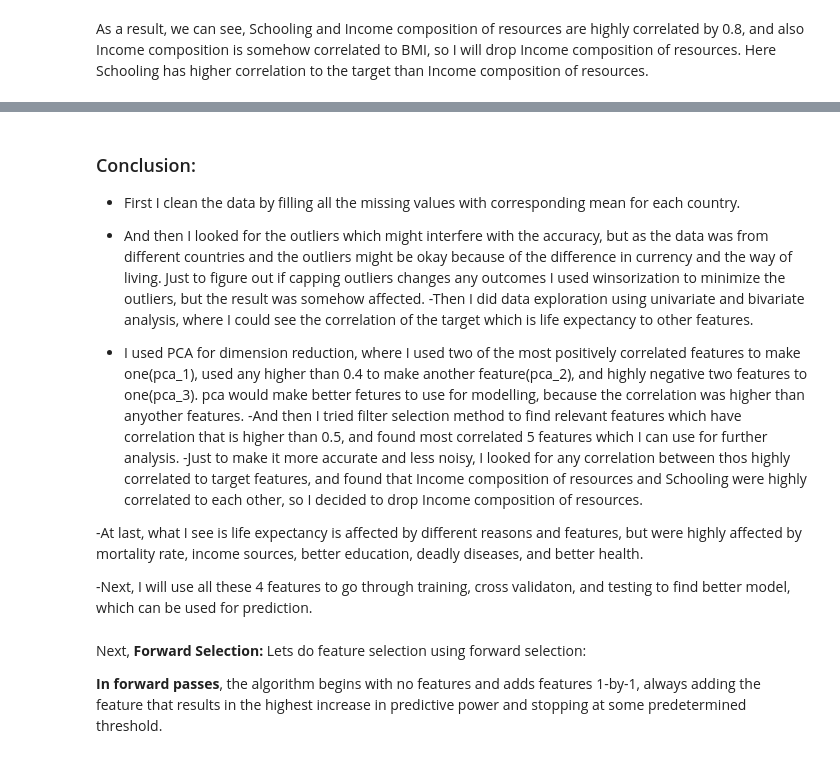
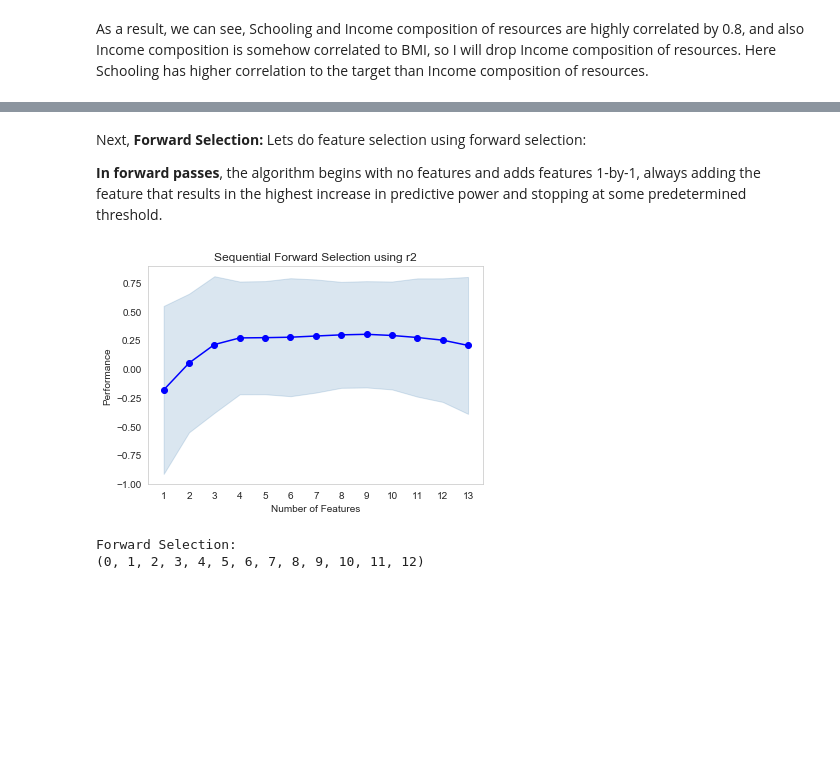
Before and after one commit to pspabhandari/EDA-challenge, a Jupyter notebook: EDA challenge.ipynb, the cells around one changed output, grey strips where cells are left out. Drawn from its saved outputs; the diff is of its cells as text; code cells hidden in the pictures; blank space fills up the shorter version.

```diff
--- a/EDA challenge.ipynb
+++ b/EDA challenge.ipynb
@@ -1239,17 +1209,3 @@ life_expectancy_c.head()
-# %% [markdown]
-### Conclusion:
-
-- First I clean the data by filling all the missing values with corresponding mean for each country.
-
-- And then I looked for the outliers which might interfere with the accuracy, but as the data was from different countries and the outliers might be okay because of the difference in currency and the way of living. Just to figure out if capping outliers changes any outcomes I used winsorization to minimize the outliers, but the result was somehow affected.
--Then I did data exploration using univariate and bivariate analysis, where I could see the correlation of the target which is life expectancy to other features.
-- I used PCA for dimension reduction, where I used two of the most positively correlated features to make one(pca_1), used any higher than 0.4 to make another feature(pca_2), and highly negative two features to one(pca_3). pca would make better fetures to use for modelling, because the correlation was higher than anyother features.
--And then I tried filter selection method to find relevant features which have correlation that is higher than 0.5, and found most correlated 5 features which I can use for further analysis.
--Just to make it more accurate and less noisy, I looked for any correlation between thos highly correlated to target features, and found that Income composition of resources and Schooling were highly correlated to each other, so I decided to drop Income composition of resources.
-
--At last, what I see is life expectancy is affected by different reasons and features, but were highly affected by mortality rate, income sources, better education, deadly diseases, and better health.
-
--Next, I will use all these 4 features to go through training, cross validaton, and testing to find better model, which can be used for prediction.
 # %% [markdown]
 Next, **Forward Selection:**
 Lets do feature selection using forward selection:
@@ -1261,11 +1218,31 @@ target = life_expectancy_c.iloc[:, 3]
 # %%
-from sklearn.neighbors import KNeighborsClassifier
-from sklearn.datasets import load_iris
-from sklearn.metrics import accuracy_score as acc
+#importing all the sklearn libraries that is needed for further selection process
+from sklearn.linear_model import LinearRegression
+from sklearn.datasets import load_boston
 from mlxtend.feature_selection import SequentialFeatureSelector as SFS
 from mlxtend.plotting import plot_sequential_feature_selection as plot_sfs
 
-iris = load_iris()
-X = iris.data
-y = iris.target
-knn = KNeighborsClassifier(n_neighbors=4)
+boston = load_boston()
+X, y = boston.data, boston.target
+lr = LinearRegression()
+# %%
+#forward selection method using r2 scoring
+sfs = SFS(lr,
+          k_features=13,
+          forward=True,
+          floating=False,
+          scoring='r2',
+          cv=10)
+
+sfs = sfs.fit(X,y)
+
+fig = plot_sfs(sfs.get_metric_dict())
+plt.title('Sequential Forward Selection using r2')
+plt.grid()
+plt.show()
+print('\nForward Selection:')
+print(sfs.k_feature_idx_)
+# %% [output]
+[figure, added]
+Forward Selection:
+(0, 1, 2, 3, 4, 5, 6, 7, 8, 9, 10, 11, 12)
```
Also changed, not shown: parts of 36 cells of this notebook.
